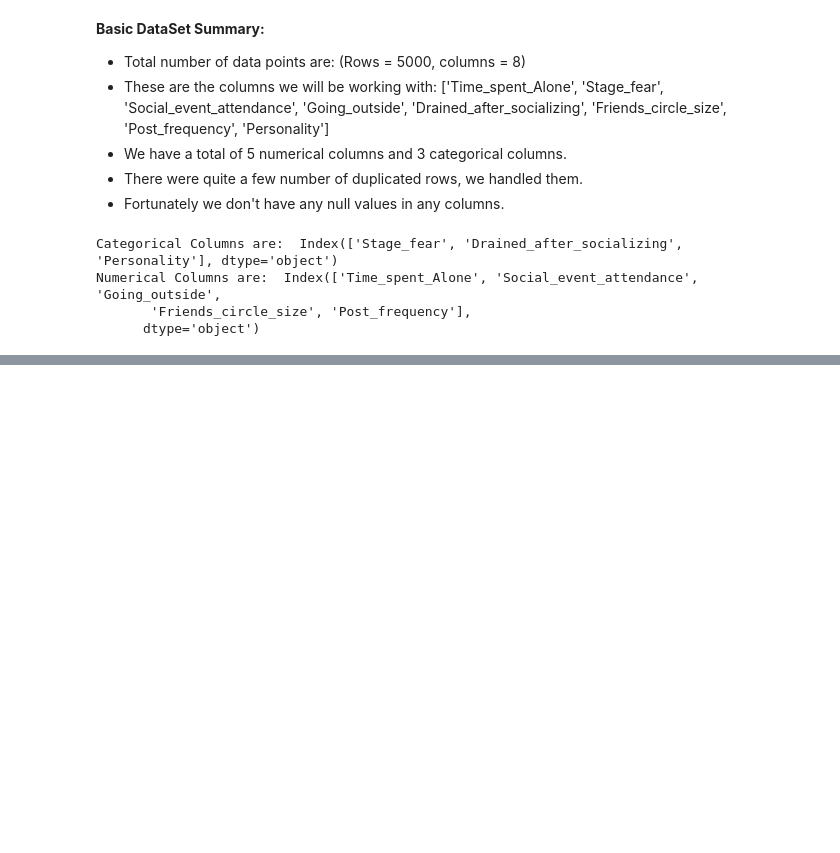
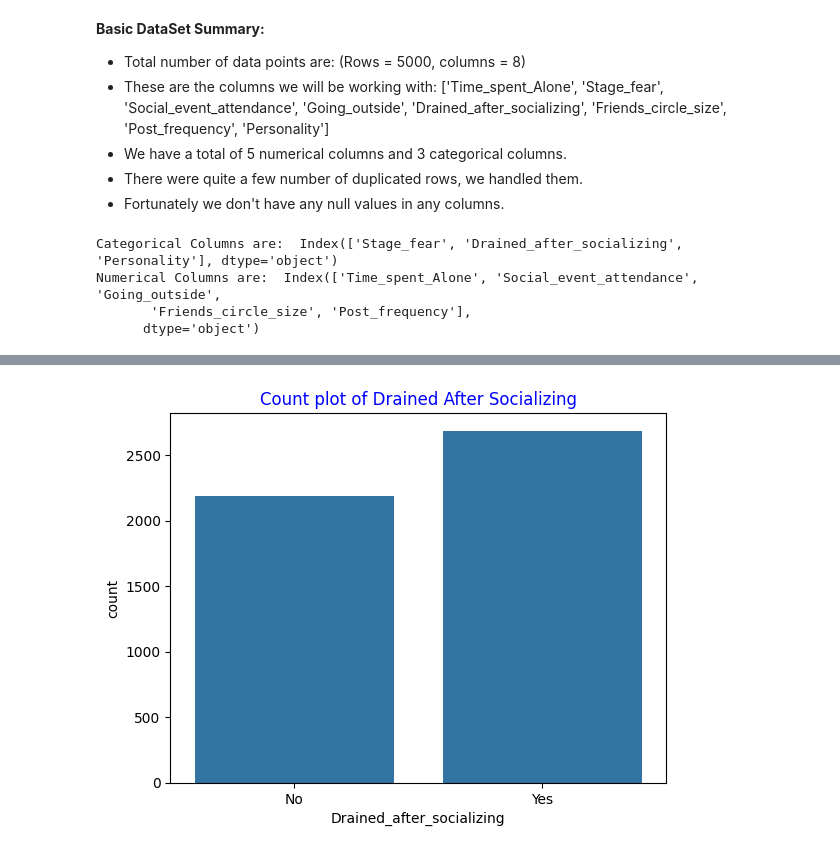
Before and after one commit to rizz045/Predicting-Personality-Traits-Using-Social-Behavior-Patterns, a Jupyter notebook: Personality_Prediction_Using_ML.ipynb, the cells around one changed output, grey strips where cells are left out. Saved outputs shown, nothing was run; the diff lists cells and outputs as text; code cells hidden in the pictures; blank space fills up the shorter version.

```diff
--- a/Personality_Prediction_Using_ML.ipynb
+++ b/Personality_Prediction_Using_ML.ipynb
@@ -125,0 +126,7 @@ plt.show()
+# %%
+# Count plot of categorical columns
+sns.countplot(x=df['Drained_after_socializing'])
+plt.title("Count plot of Drained After Socializing", color="blue")
+plt.show()
+# %% [output]
+[figure, added]
```
Also changed, not shown: parts of 3 cells of this notebook.
